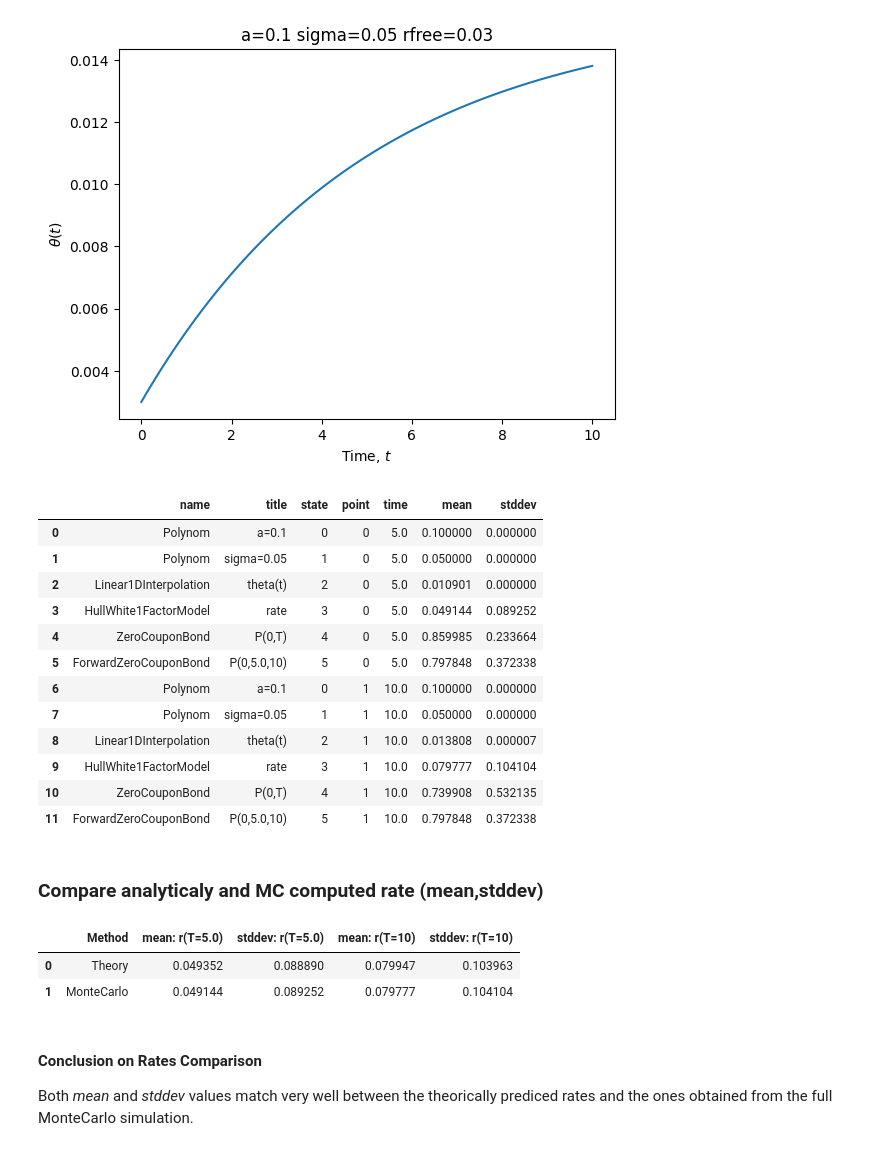
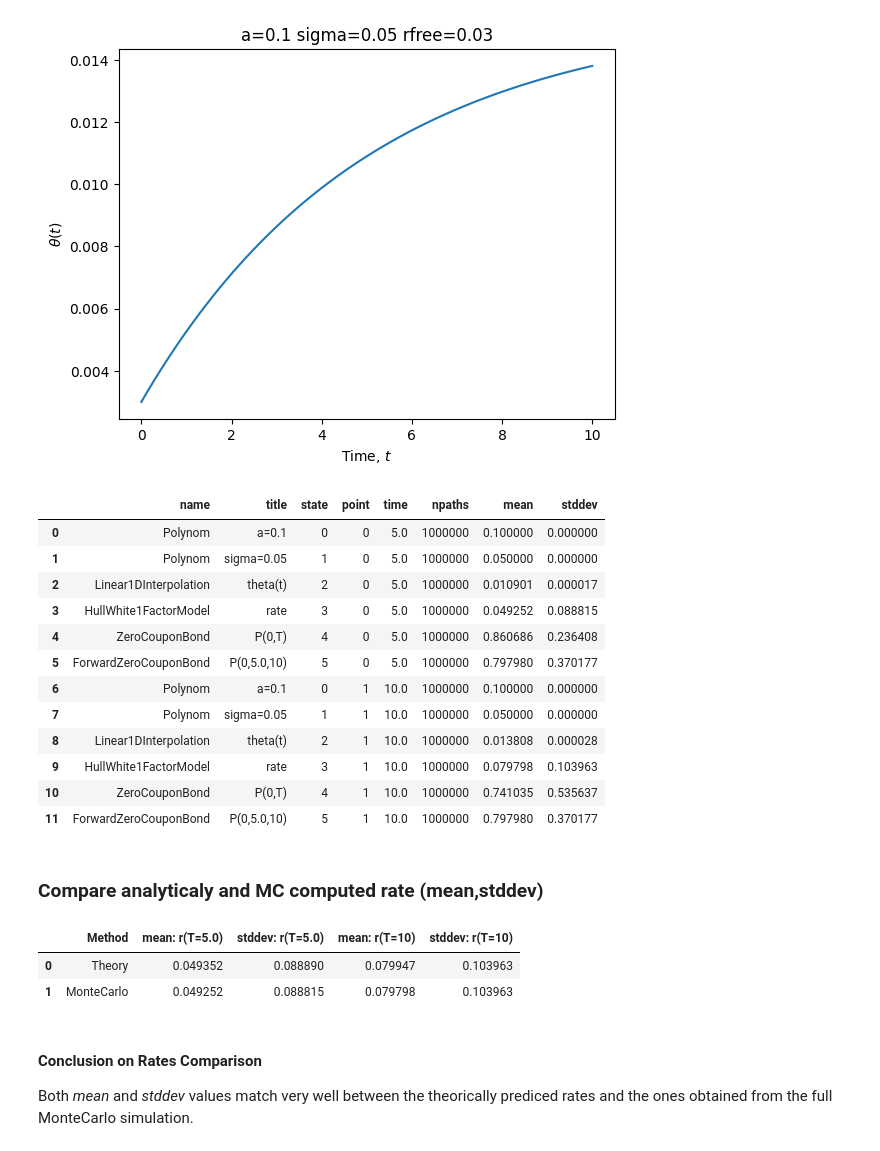
Before and after one commit to AlexanderZvyagin/MonteCarlo-SDK, a Jupyter notebook: python/notebooks/hw_bond.ipynb, the cells around one changed output. Saved outputs shown, nothing was run; the diff lists cells and outputs as text; code cells hidden in the pictures.

```diff
--- a/python/notebooks/hw_bond.ipynb
+++ b/python/notebooks/hw_bond.ipynb
@@ -232,6 +232,8 @@ def create_hw_mc_model (
 model = create_hw_mc_model(
     a=1e-1,
     sigma=5e-2,
-    rfree=3e-2
+    rfree=3e-2,
+    NumPaths = 1e6,
+    TimeSteps = 1e4
 )
 # %% [output]
@@ -260,27 +262,29 @@ for t in [model.TimeHorizon/2,model.TimeHorizon]:
         eval_point.Add(sdk.Histogram(
             ax = sdk.HistogramAxis(
                 h.GetStateNumber(),
-                200
+                max(int(math.sqrt(model.NumPaths)),10)
             ),
         ))
     model.evaluations.append(eval_point)
 # %%
+model.RunTimeoutSeconds = 100
 results = sdk.run (model, server)
-results.df()[['name','title','state','point','time','mean','stddev']]
+#results.df()
+results.df()[['name','title','state','point','time','npaths','mean','stddev']]
 # %% [output]
-|  | name | title | state | point | time | mean | stddev |
-| 0 | Polynom | a=0.1 | 0 | 0 | 5.0 | 0.100000 | 0.000000 |
-| 1 | Polynom | sigma=0.05 | 1 | 0 | 5.0 | 0.050000 | 0.000000 |
-| 2 | Linear1DInterpolation | theta(t) | 2 | 0 | 5.0 | 0.010901 | 0.000000 |
-| 3 | HullWhite1FactorModel | rate | 3 | 0 | 5.0 | 0.049144 | 0.089252 |
-| 4 | ZeroCouponBond | P(0,T) | 4 | 0 | 5.0 | 0.859985 | 0.233664 |
-| 5 | ForwardZeroCouponBond | P(0,5.0,10) | 5 | 0 | 5.0 | 0.797848 | 0.372338 |
-| 6 | Polynom | a=0.1 | 0 | 1 | 10.0 | 0.100000 | 0.000000 |
-| 7 | Polynom | sigma=0.05 | 1 | 1 | 10.0 | 0.050000 | 0.000000 |
-| 8 | Linear1DInterpolation | theta(t) | 2 | 1 | 10.0 | 0.013808 | 0.000007 |
-| 9 | HullWhite1FactorModel | rate | 3 | 1 | 10.0 | 0.079777 | 0.104104 |
-| 10 | ZeroCouponBond | P(0,T) | 4 | 1 | 10.0 | 0.739908 | 0.532135 |
-| 11 | ForwardZeroCouponBond | P(0,5.0,10) | 5 | 1 | 10.0 | 0.797848 | 0.372338 |
+|  | name | title | state | point | time | npaths | mean | stddev |
+| 0 | Polynom | a=0.1 | 0 | 0 | 5.0 | 1000000 | 0.100000 | 0.000000 |
+| 1 | Polynom | sigma=0.05 | 1 | 0 | 5.0 | 1000000 | 0.050000 | 0.000000 |
+| 2 | Linear1DInterpolation | theta(t) | 2 | 0 | 5.0 | 1000000 | 0.010901 | 0.000017 |
+| 3 | HullWhite1FactorModel | rate | 3 | 0 | 5.0 | 1000000 | 0.049252 | 0.088815 |
+| 4 | ZeroCouponBond | P(0,T) | 4 | 0 | 5.0 | 1000000 | 0.860686 | 0.236408 |
+| 5 | ForwardZeroCouponBond | P(0,5.0,10) | 5 | 0 | 5.0 | 1000000 | 0.797980 | 0.370177 |
+| 6 | Polynom | a=0.1 | 0 | 1 | 10.0 | 1000000 | 0.100000 | 0.000000 |
+| 7 | Polynom | sigma=0.05 | 1 | 1 | 10.0 | 1000000 | 0.050000 | 0.000000 |
+| 8 | Linear1DInterpolation | theta(t) | 2 | 1 | 10.0 | 1000000 | 0.013808 | 0.000028 |
+| 9 | HullWhite1FactorModel | rate | 3 | 1 | 10.0 | 1000000 | 0.079798 | 0.103963 |
+| 10 | ZeroCouponBond | P(0,T) | 4 | 1 | 10.0 | 1000000 | 0.741035 | 0.535637 |
+| 11 | ForwardZeroCouponBond | P(0,5.0,10) | 5 | 1 | 10.0 | 1000000 | 0.797980 | 0.370177 |
 # %% [markdown]
 ### Compare analyticaly and MC computed rate (mean,stddev)
 # %%
@@ -300,7 +304,7 @@ pd.DataFrame([{
 # %% [output]
 |  | Method | mean: r(T=5.0) | stddev: r(T=5.0) | mean: r(T=10) | stddev: r(T=10) |
 | 0 | Theory | 0.049352 | 0.088890 | 0.079947 | 0.103963 |
-| 1 | MonteCarlo | 0.049144 | 0.089252 | 0.079777 | 0.104104 |
+| 1 | MonteCarlo | 0.049252 | 0.088815 | 0.079798 | 0.103963 |
 # %% [markdown]
 #### Conclusion on Rates Comparison
 Both _mean_ and _stddev_ values match very well between the theorically prediced rates and the ones obtained from the full MonteCarlo simulation.
```
Also changed, not shown: parts of 8 cells of this notebook.
